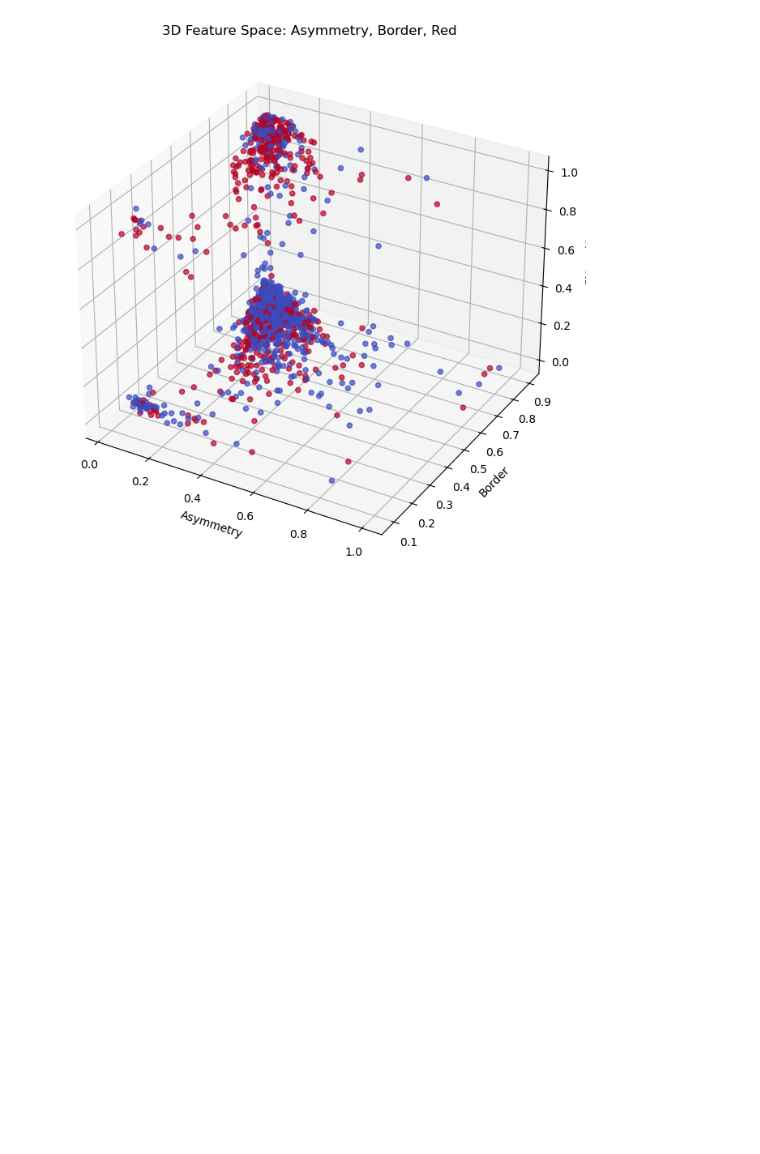
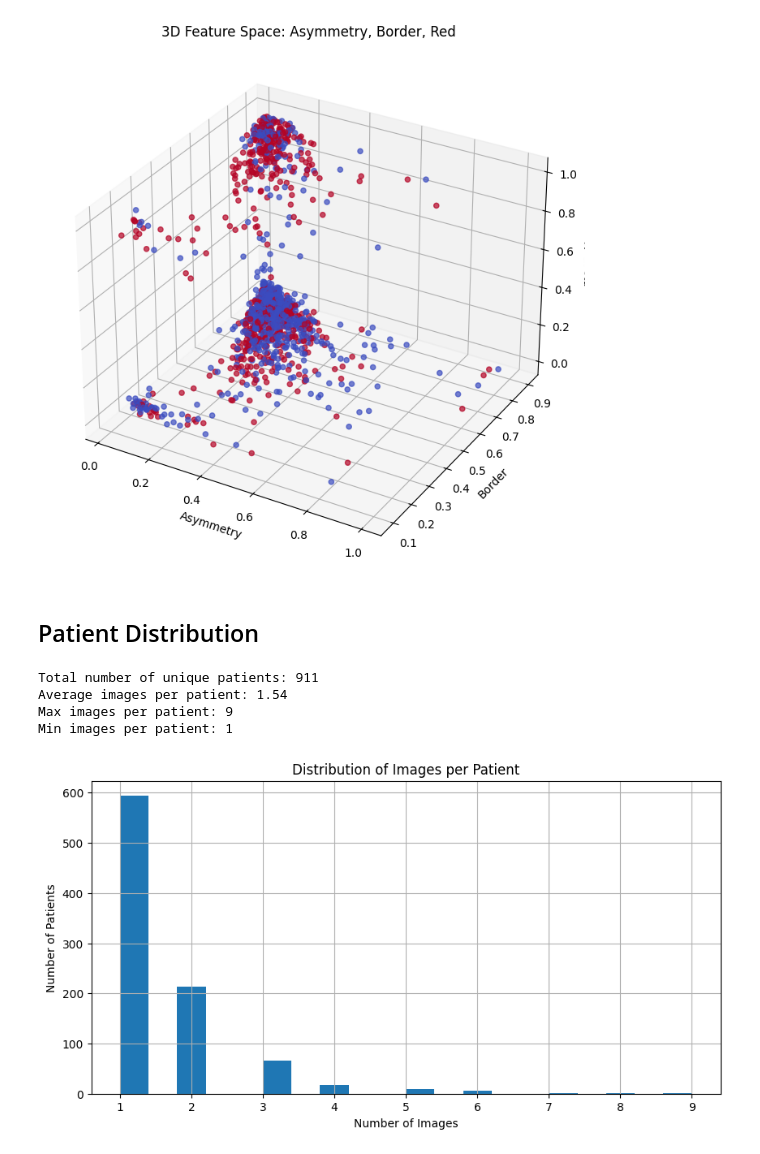
Before and after one commit to chamiyeah/2025-FYP-groupPenguins, a Jupyter notebook: baseline.ipynb, the cells around one changed output. Drawn from its saved outputs; the diff is of its cells as text; code cells hidden in the pictures; blank space fills up the shorter version.

Commit message:
fixed the error in test mask and created proper patient splitting

```diff
--- a/baseline.ipynb
+++ b/baseline.ipynb
@@ -171,3 +173,27 @@ plt.tight_layout()
 plt.show()
 # %% [output]
 [figure]
+# %% [markdown]
+## Patient Distribution
+# %%
+# Analyze patient distribution
+patient_counts = data['patient_id'].value_counts()
+
+print(f"Total number of unique patients: {len(patient_counts)}")
+print(f"Average images per patient: {patient_counts.mean():.2f}")
+print(f"Max images per patient: {patient_counts.max()}")
+print(f"Min images per patient: {patient_counts.min()}")
+
+# Show distribution of number of images per patient
+plt.figure(figsize=(10, 5))
+patient_counts.hist(bins=20)
+plt.title('Distribution of Images per Patient')
+plt.xlabel('Number of Images')
+plt.ylabel('Number of Patients')
+plt.show()
+# %% [output]
+Total number of unique patients: 911
+Average images per patient: 1.54
+Max images per patient: 9
+Min images per patient: 1
+[figure, added]
```
Also changed, not shown: parts of 6 cells of this notebook.
